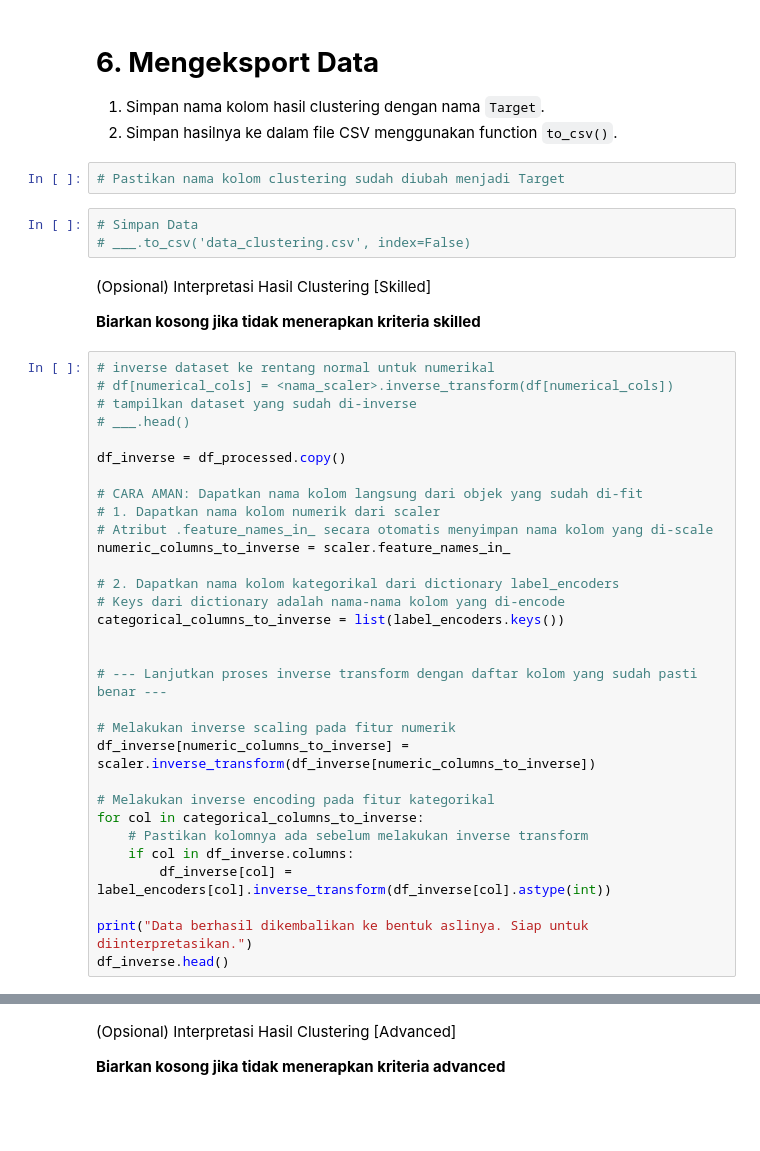
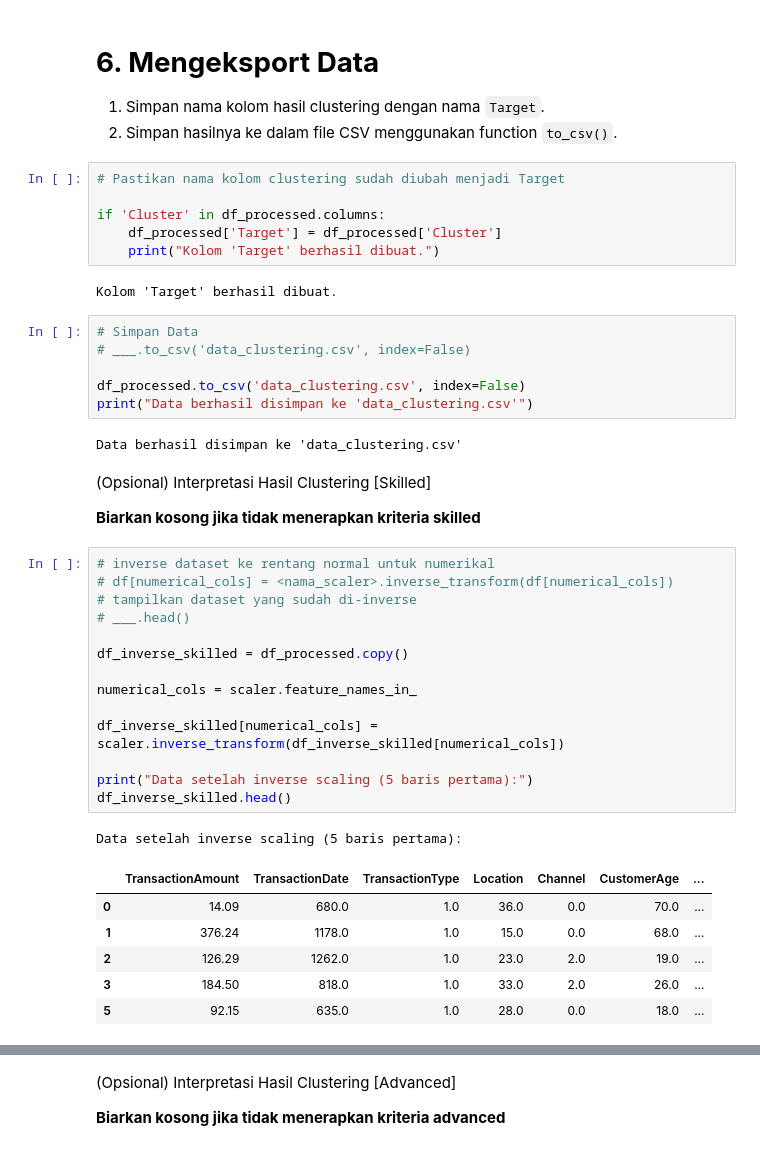
Before and after one commit to NaufalYogaPratama/BMLP-bank-transactions-data-model, a Jupyter notebook: [Clustering]_Submission_Akhir__Naufal_Yoga_Pratama.ipynb, the cells around one changed output, grey strips where cells are left out. Saved outputs shown, nothing was run; the diff lists cells and outputs as text; blank space fills up the shorter version.

```diff
--- a/[Clustering]_Submission_Akhir__Naufal_Yoga_Pratama.ipynb
+++ b/[Clustering]_Submission_Akhir__Naufal_Yoga_Pratama.ipynb
@@ -596,44 +596,46 @@ Analisis Deskriptif Berdasarkan Data yang Sudah Diproses:
 2. Simpan hasilnya ke dalam file CSV menggunakan function `to_csv()`.
 # %%
 # Pastikan nama kolom clustering sudah diubah menjadi Target
+
+if 'Cluster' in df_processed.columns:
+    df_processed['Target'] = df_processed['Cluster']
+    print("Kolom 'Target' berhasil dibuat.")
+# %% [output]
+Kolom 'Target' berhasil dibuat.
 # %%
 # Simpan Data
 # ___.to_csv('data_clustering.csv', index=False)
+
+df_processed.to_csv('data_clustering.csv', index=False)
+print("Data berhasil disimpan ke 'data_clustering.csv'")
+# %% [output]
+Data berhasil disimpan ke 'data_clustering.csv'
 # %% [markdown]
 (Opsional) Interpretasi Hasil Clustering [Skilled]
 
 **Biarkan kosong jika tidak menerapkan kriteria skilled**
-# %%
-# inverse dataset ke rentang normal untuk numerikal
-# df[numerical_cols] = <nama_scaler>.inverse_transform(df[numerical_cols])
-# tampilkan dataset yang sudah di-inverse
-# ___.head()
-
-df_inverse = df_processed.copy()
-
-# CARA AMAN: Dapatkan nama kolom langsung dari objek yang sudah di-fit
-# 1. Dapatkan nama kolom numerik dari scaler
-# Atribut .feature_names_in_ secara otomatis menyimpan nama kolom yang di-scale
-numeric_columns_to_inverse = scaler.feature_names_in_
-
-# 2. Dapatkan nama kolom kategorikal dari dictionary label_encoders
-# Keys dari dictionary adalah nama-nama kolom yang di-encode
-categorical_columns_to_inverse = list(label_encoders.keys())
-
-
-# --- Lanjutkan proses inverse transform dengan daftar kolom yang sudah pasti benar ---
-
-# Melakukan inverse scaling pada fitur numerik
-df_inverse[numeric_columns_to_inverse] = scaler.inverse_transform(df_inverse[numeric_columns_to_inverse])
-
-# Melakukan inverse encoding pada fitur kategorikal
-for col in categorical_columns_to_inverse:
-    # Pastikan kolomnya ada sebelum melakukan inverse transform
-    if col in df_inverse.columns:
-        df_inverse[col] = label_encoders[col].inverse_transform(df_inverse[col].astype(int))
-
-print("Data berhasil dikembalikan ke bentuk aslinya. Siap untuk diinterpretasikan.")
-df_inverse.head()
+# %%
+# inverse dataset ke rentang normal untuk numerikal
+# df[numerical_cols] = <nama_scaler>.inverse_transform(df[numerical_cols])
+# tampilkan dataset yang sudah di-inverse
+# ___.head()
+
+df_inverse_skilled = df_processed.copy()
+
+numerical_cols = scaler.feature_names_in_
+
+df_inverse_skilled[numerical_cols] = scaler.inverse_transform(df_inverse_skilled[numerical_cols])
+
+print("Data setelah inverse scaling (5 baris pertama):")
+df_inverse_skilled.head()
+# %% [output]
+Data setelah inverse scaling (5 baris pertama):
+|  | TransactionAmount | TransactionDate | TransactionType | Location | Channel | CustomerAge | ... |
+| 0 | 14.09 | 680.0 | 1.0 | 36.0 | 0.0 | 70.0 | ... |
+| 1 | 376.24 | 1178.0 | 1.0 | 15.0 | 0.0 | 68.0 | ... |
+| 2 | 126.29 | 1262.0 | 1.0 | 23.0 | 2.0 | 19.0 | ... |
+| 3 | 184.50 | 818.0 | 1.0 | 33.0 | 2.0 | 26.0 | ... |
+| 5 | 92.15 | 635.0 | 1.0 | 28.0 | 0.0 | 18.0 | ... |
 # %%
 # inverse dataset yang sudah diencode ke kategori aslinya.
 # Lengkapi kode berikut jika ingin menerapkan kriteria ini (silakan hapus simbol pagar pada kode yang akan digunakan.)
```
Also changed, not shown: parts of 8 cells of this notebook.
